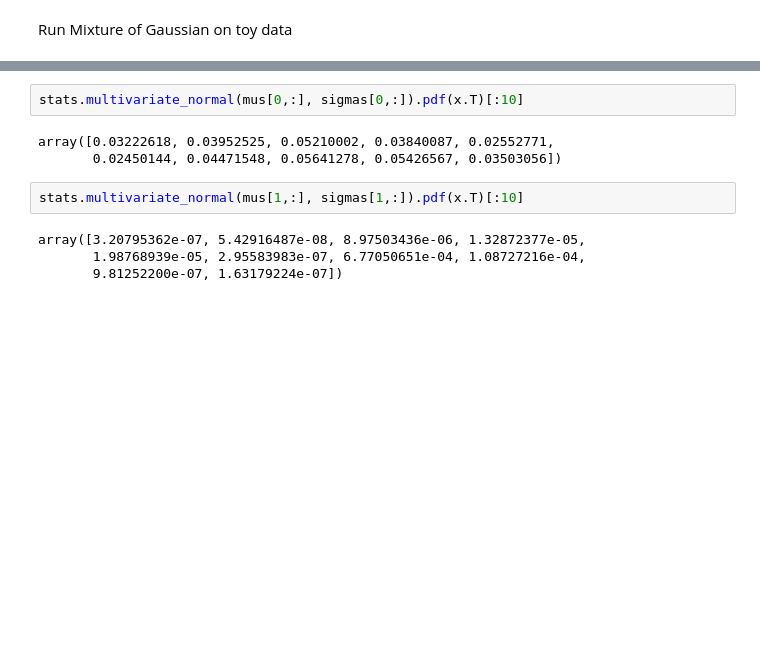
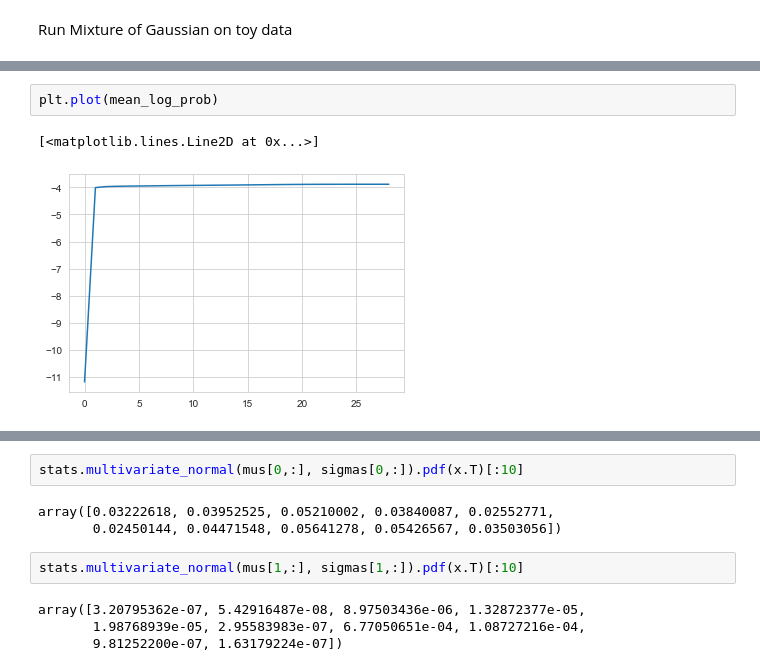
Before and after one commit to mdittschar/NDS, a Jupyter notebook: CodingLab2.ipynb, the cells around one changed output, grey strips where cells are left out. Drawn from its saved outputs; the diff is of its cells as text; blank space fills up the shorter version.

```diff
--- a/CodingLab2.ipynb
+++ b/CodingLab2.ipynb
@@ -293,3 +386,8 @@ Run Mixture of Gaussian on toy data
+# %%
+plt.plot(mean_log_prob)
+# %% [output]
+[<matplotlib.lines.Line2D at 0x...>]
+[figure, added]
 # %%
 # pis, mus, sigmas = init_params(x.T, 4)
 
```
Also changed, not shown: parts of 10 cells of this notebook.
